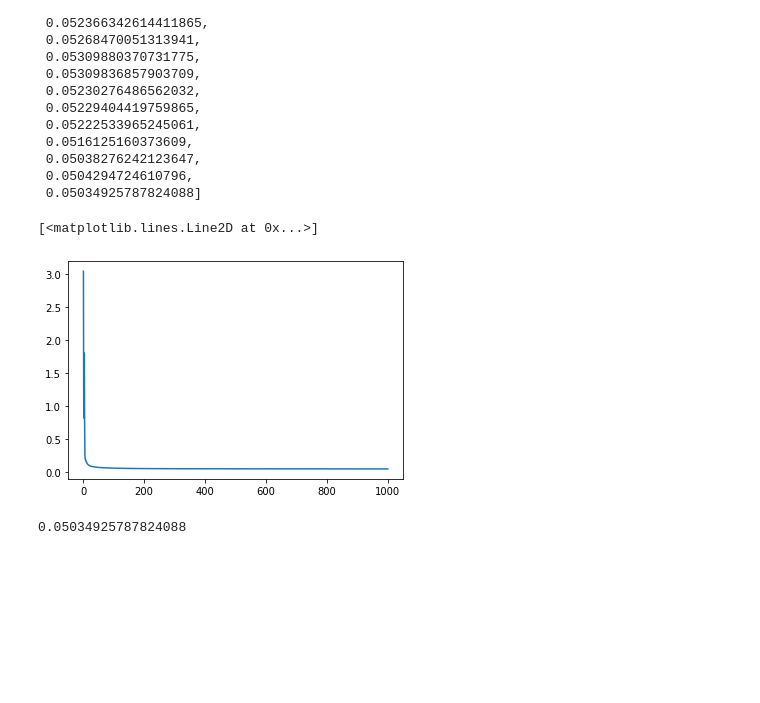
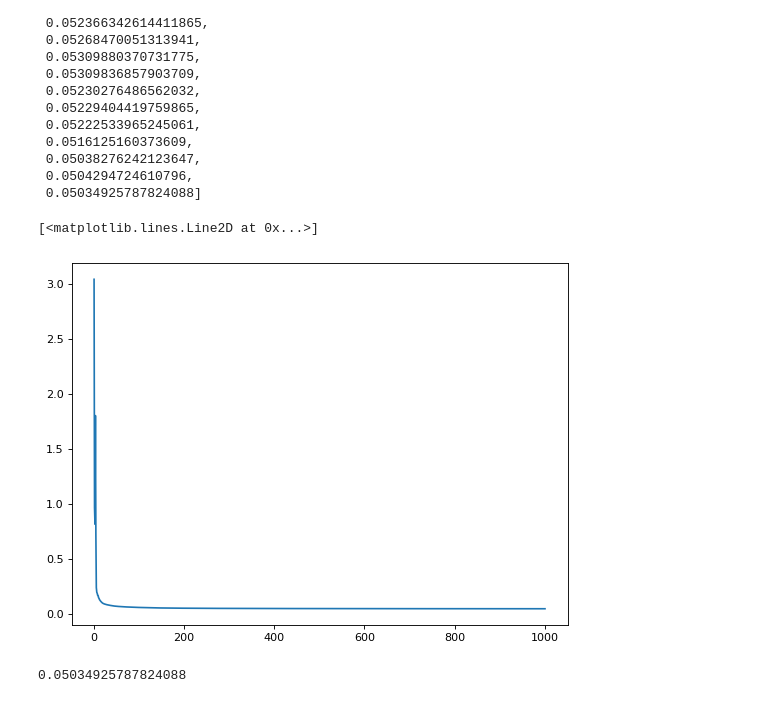
Before and after one commit to tayfununal/Artificial-Neural-Network-with-One-Hidden-Layer, a Jupyter notebook: new_revision_without_baski.ipynb, the cells around one changed output. Saved outputs shown, nothing was run; the diff lists cells and outputs as text; code cells hidden in the pictures; blank space fills up the shorter version.

```diff
--- a/new_revision_without_baski.ipynb
+++ b/new_revision_without_baski.ipynb
@@ -209,10 +215,11 @@ sonuc_cost
  0.05034925787824088]
 # %%
 x = np.arange(1,1001)
+plt.figure(figsize=(8,6), dpi=80)
 plt.plot(x, cost_history)
 # %% [output]
 [<matplotlib.lines.Line2D at 0x...>]
-[figure, old version]
+[figure, new version]
 # %%
 parameters = sonuc_parameters[5]
 # %%
```
Also changed, not shown: parts of 2 cells of this notebook.
